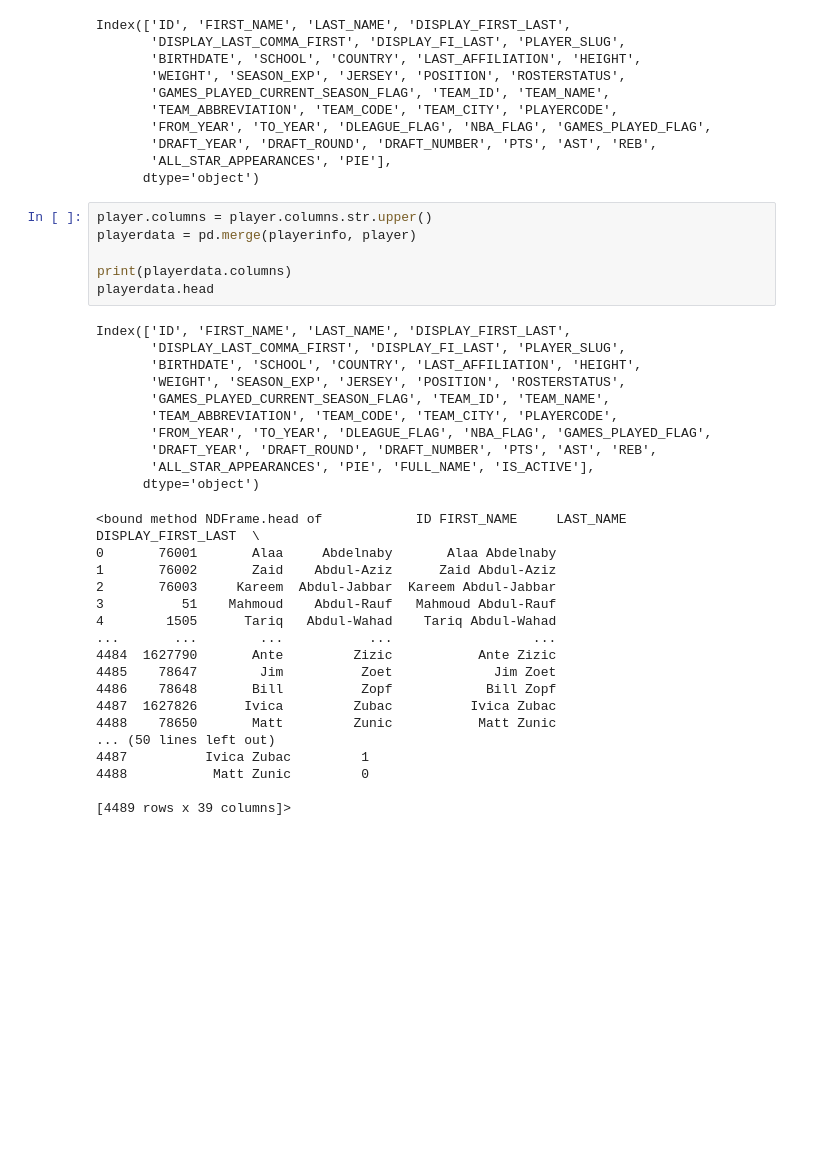
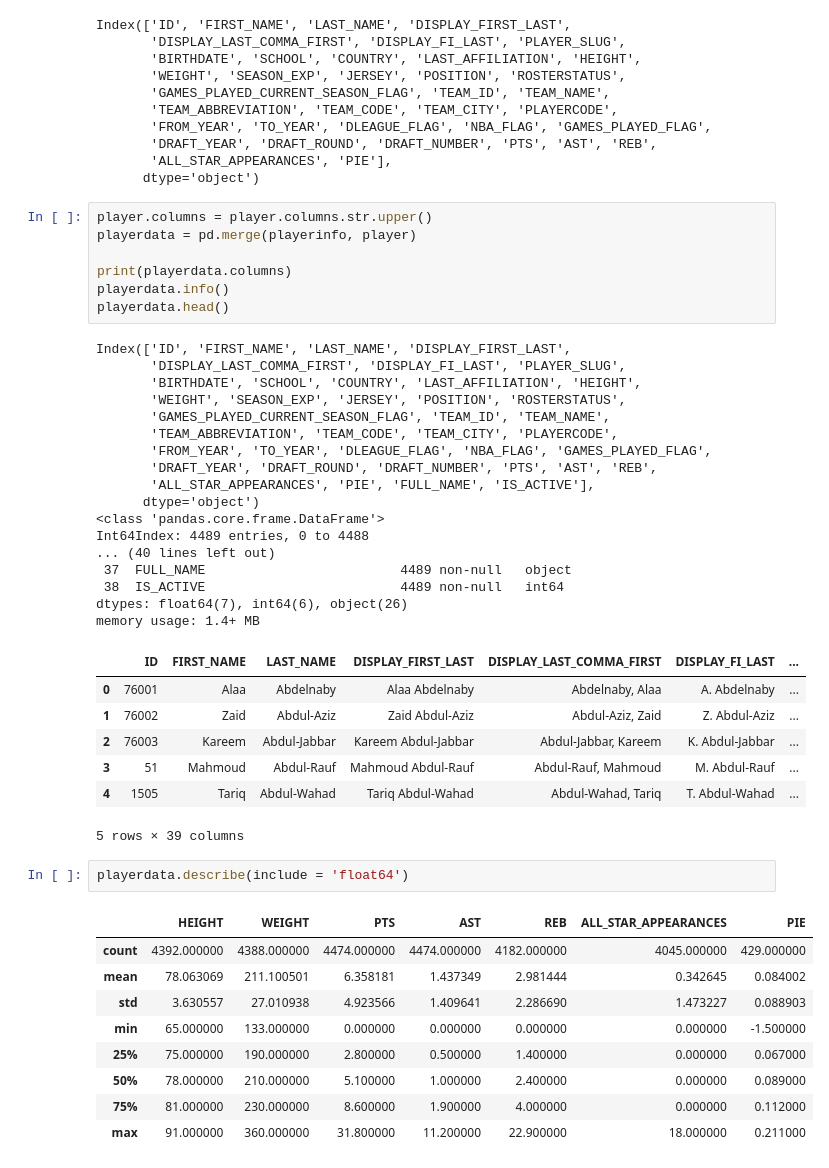
Before and after one commit to data301-2021-winter1/project-group-46-project-1, a Jupyter notebook: notebooks/analysis2.ipynb, the cells around one changed output. Drawn from its saved outputs; the diff is of its cells as text; blank space fills up the shorter version.

```diff
--- a/notebooks/analysis2.ipynb
+++ b/notebooks/analysis2.ipynb
@@ -159,7 +143,8 @@ player.columns = player.columns.str.upper()
 playerdata = pd.merge(playerinfo, player)
 
 print(playerdata.columns)
-playerdata.head
+playerdata.info()
+playerdata.head()
 # %% [output]
 Index(['ID', 'FIRST_NAME', 'LAST_NAME', 'DISPLAY_FIRST_LAST',
        'DISPLAY_LAST_COMMA_FIRST', 'DISPLAY_FI_LAST', 'PLAYER_SLUG',
@@ -171,20 +156,29 @@ Index(['ID', 'FIRST_NAME', 'LAST_NAME', 'DISPLAY_FIRST_LAST',
        'DRAFT_YEAR', 'DRAFT_ROUND', 'DRAFT_NUMBER', 'PTS', 'AST', 'REB',
        'ALL_STAR_APPEARANCES', 'PIE', 'FULL_NAME', 'IS_ACTIVE'],
       dtype='object')
+<class 'pandas.core.frame.DataFrame'>
+Int64Index: 4489 entries, 0 to 4488
+... (40 lines left out)
+ 37  FULL_NAME                         4489 non-null   object
+ 38  IS_ACTIVE                         4489 non-null   int64
+dtypes: float64(7), int64(6), object(26)
+memory usage: 1.4+ MB
+|  | ID | FIRST_NAME | LAST_NAME | DISPLAY_FIRST_LAST | DISPLAY_LAST_COMMA_FIRST | DISPLAY_FI_LAST | ... |
+| 0 | 76001 | Alaa | Abdelnaby | Alaa Abdelnaby | Abdelnaby, Alaa | A. Abdelnaby | ... |
+| 1 | 76002 | Zaid | Abdul-Aziz | Zaid Abdul-Aziz | Abdul-Aziz, Zaid | Z. Abdul-Aziz | ... |
+| 2 | 76003 | Kareem | Abdul-Jabbar | Kareem Abdul-Jabbar | Abdul-Jabbar, Kareem | K. Abdul-Jabbar | ... |
+| 3 | 51 | Mahmoud | Abdul-Rauf | Mahmoud Abdul-Rauf | Abdul-Rauf, Mahmoud | M. Abdul-Rauf | ... |
+| 4 | 1505 | Tariq | Abdul-Wahad | Tariq Abdul-Wahad | Abdul-Wahad, Tariq | T. Abdul-Wahad | ... |
-<bound method NDFrame.head of            ID FIRST_NAME     LAST_NAME   DISPLAY_FIRST_LAST  \
-0       76001       Alaa     Abdelnaby       Alaa Abdelnaby
-1       76002       Zaid    Abdul-Aziz      Zaid Abdul-Aziz
-2       76003     Kareem  Abdul-Jabbar  Kareem Abdul-Jabbar
-3          51    Mahmoud    Abdul-Rauf   Mahmoud Abdul-Rauf
-4        1505      Tariq   Abdul-Wahad    Tariq Abdul-Wahad
-...       ...        ...           ...                  ...
-4484  1627790       Ante         Zizic           Ante Zizic
-4485    78647        Jim          Zoet             Jim Zoet
-4486    78648       Bill          Zopf            Bill Zopf
-4487  1627826      Ivica         Zubac          Ivica Zubac
-4488    78650       Matt         Zunic           Matt Zunic
-... (50 lines left out)
-4487          Ivica Zubac         1
-4488           Matt Zunic         0
-
-[4489 rows x 39 columns]>
+5 rows × 39 columns
+# %%
+playerdata.describe(include = 'float64')
+# %% [output]
+|  | HEIGHT | WEIGHT | PTS | AST | REB | ALL_STAR_APPEARANCES | PIE |
+| count | 4392.000000 | 4388.000000 | 4474.000000 | 4474.000000 | 4182.000000 | 4045.000000 | 429.000000 |
+| mean | 78.063069 | 211.100501 | 6.358181 | 1.437349 | 2.981444 | 0.342645 | 0.084002 |
+| std | 3.630557 | 27.010938 | 4.923566 | 1.409641 | 2.286690 | 1.473227 | 0.088903 |
+| min | 65.000000 | 133.000000 | 0.000000 | 0.000000 | 0.000000 | 0.000000 | -1.500000 |
+| 25% | 75.000000 | 190.000000 | 2.800000 | 0.500000 | 1.400000 | 0.000000 | 0.067000 |
+| 50% | 78.000000 | 210.000000 | 5.100000 | 1.000000 | 2.400000 | 0.000000 | 0.089000 |
+| 75% | 81.000000 | 230.000000 | 8.600000 | 1.900000 | 4.000000 | 0.000000 | 0.112000 |
+| max | 91.000000 | 360.000000 | 31.800000 | 11.200000 | 22.900000 | 18.000000 | 0.211000 |
```
Also changed, not shown: parts of 6 cells of this notebook.
